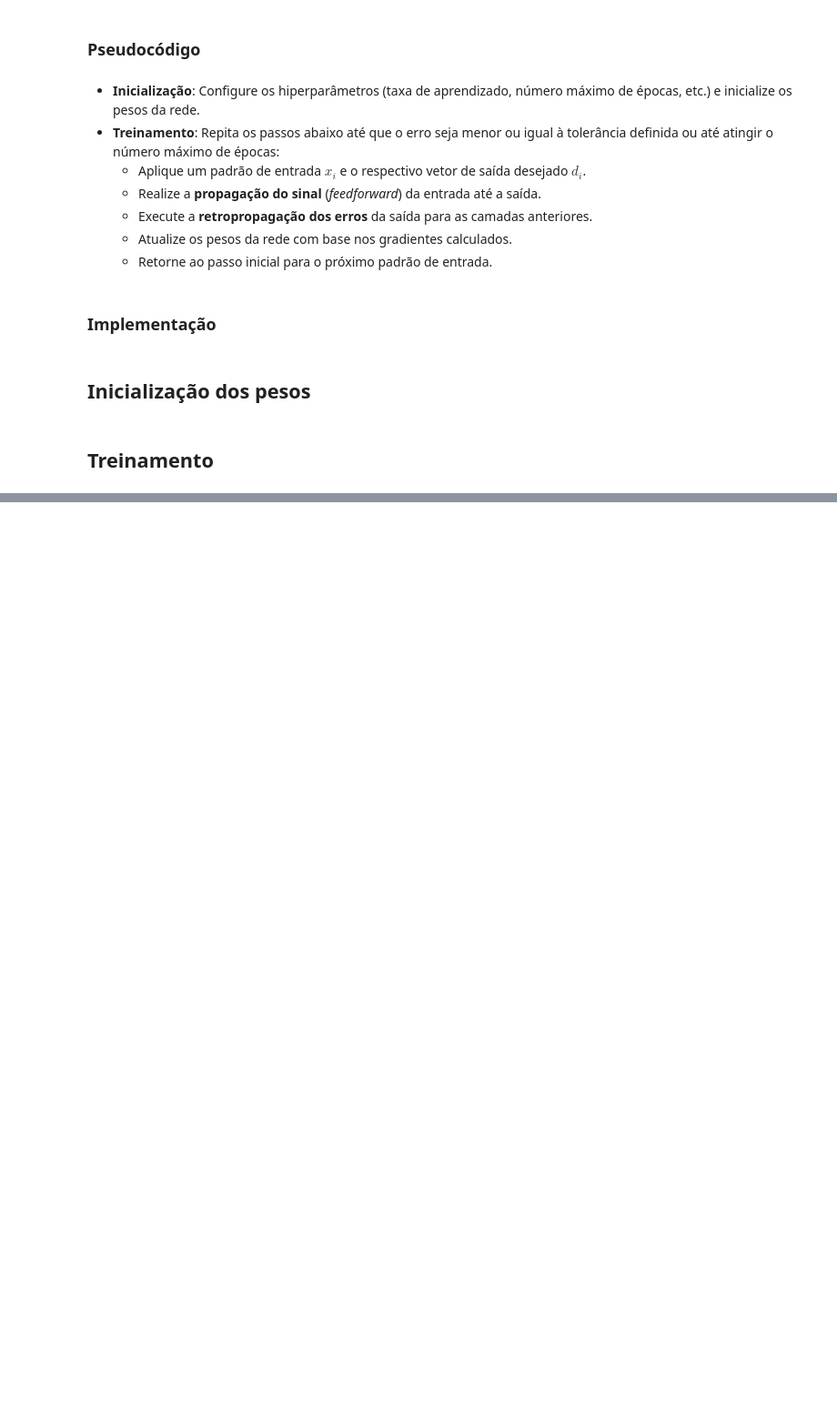
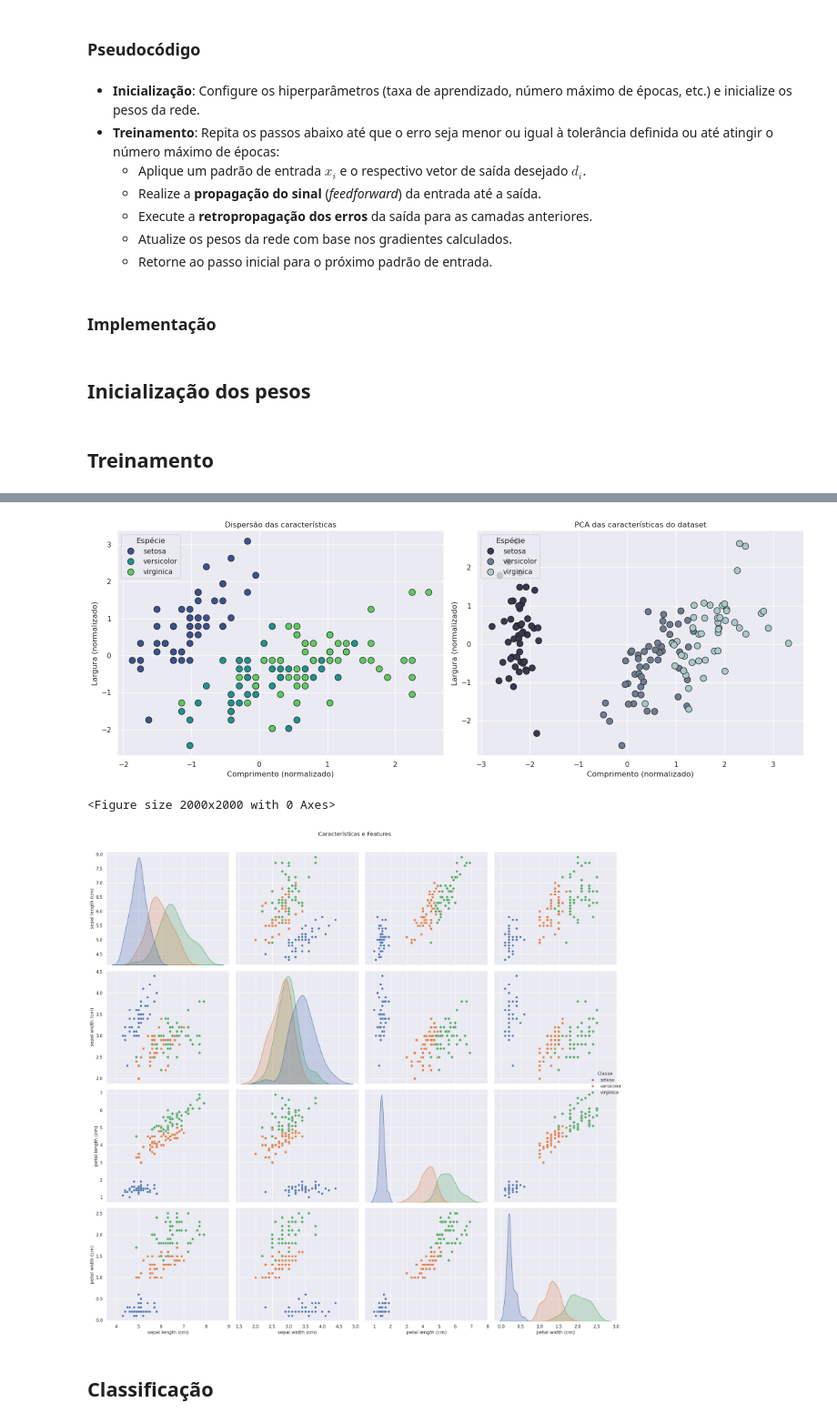
Before and after one commit to guipereira2/Projetos_RedesNeurais, a Jupyter notebook: Projeto1.ipynb, the cells around one changed output, grey strips where cells are left out. Shown at 91% size. Drawn from its saved outputs; the diff is of its cells as text; code cells hidden in the pictures; blank space fills up the shorter version.

Commit message:
Classe mlp, dataset iris e algumas alterações

```diff
--- a/Projeto1.ipynb
+++ b/Projeto1.ipynb
@@ -15,6 +15,15 @@ import numpy as np
 import seaborn as sns
 import pandas as pd
 import matplotlib.pyplot as plt
+
+sns.set(
+    style='darkgrid',
+    context='notebook',
+    rc={
+        'axes.spines.top': False,
+        'axes.spines.right': False
+    }
+)
 # %% [markdown]
 ## Funções de ativação
 # %% [markdown]
@@ -256,0 +346,50 @@ def treinamento(X_treino, y_treino, arquitetura, taxa_de_aprendizado, momentum,
+# %%
+from sklearn.datasets import load_iris # Importando o Dataset
+from sklearn.model_selection import train_test_split # Importando train_test_split
+from sklearn.preprocessing import StandardScaler # Importando StandardScaler
+from sklearn.metrics import accuracy_score # Importando accuracy_score
+from sklearn.decomposition import PCA # Importando PCA
+
+
+# Carregar o dataset Iris
+iris = load_iris()
+X = iris.data  # features
+y = iris.target  # target
+features = iris.feature_names
+
+# Normalizando os dados usando o StandardScaler
+scaler = StandardScaler()
+X_normalizado = scaler.fit_transform(X)
+
+# Nomes das classes
+y_nomes = [iris.target_names[i] for i in y]
+
+# Visualização dos dados
+_, plot = plt.subplots(1,2, figsize=(16,6))
+sns.scatterplot(x=X_normalizado[:, 0], y=X_normalizado[:, 1], hue=y_nomes, palette="viridis", s=100, edgecolor='k', ax=plot[0])
+plot[0].set_title('Dispersão das características')
+plot[0].set_xlabel('Comprimento (normalizado)')
+plot[0].set_ylabel('Largura (normalizado)')
+plot[0].legend(title='Espécie', loc='upper left')
+
+pca = PCA(n_components=2)
+X_pca = pca.fit_transform(X_normalizado)
+sns.scatterplot(x=X_pca[:, 0], y=X_pca[:, 1], hue=y_nomes, palette="bone", s=100, edgecolor='k', ax=plot[1])
+plot[1].set_title('PCA das características do dataset')
+plot[1].set_xlabel('Comprimento (normalizado)')
+plot[1].set_ylabel('Largura (normalizado)')
+plot[1].legend(title='Espécie', loc='upper left')
+plt.tight_layout()
+
+plt.figure(figsize=(20, 20))
+df_features = pd.DataFrame(X, columns=features)
+df_features['Classe'] = y_nomes
+sns.pairplot(df_features, hue='Classe', palette='deep',  markers=["o", "s", "D"], height=4.5)
+plt.suptitle('Características e Features',  y=1.01)
+plt.tight_layout()
+# %% [output]
+[figure, added]
+<Figure size 2000x2000 with 0 Axes>
+[figure, added]
+# %% [markdown]
+## Classificação
```
Also changed, not shown: parts of 13 cells of this notebook.
